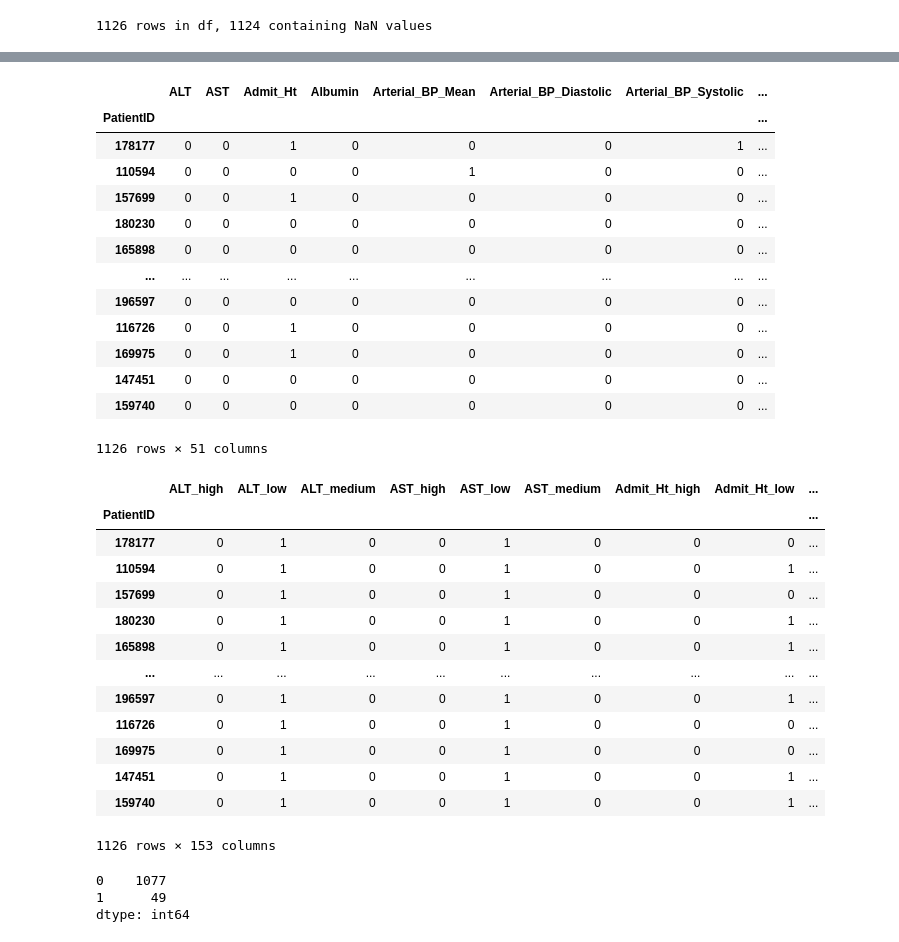
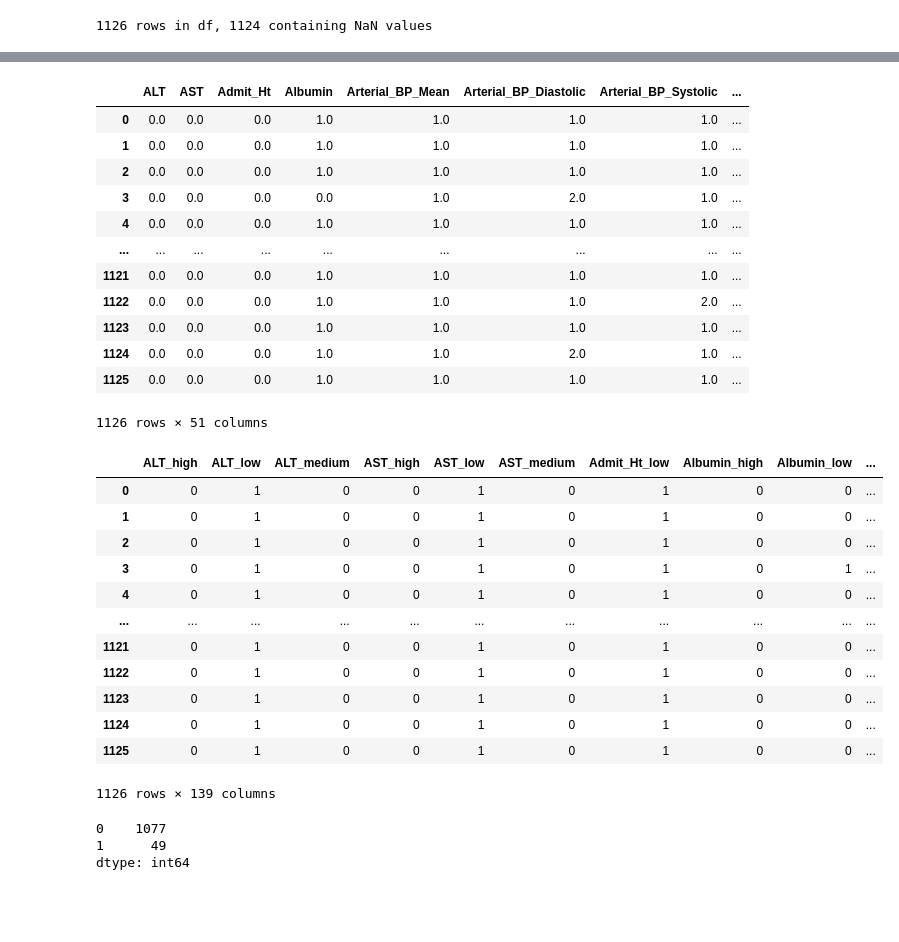
Before and after one commit to BenMarkFrost/LEN_Individual_Project, a Jupyter notebook: Notebooks/temporalExpertCategorisation.ipynb, the cells around one changed output, grey strips where cells are left out. Cells and saved outputs as stored; diff of their text form; code cells hidden in the pictures; blank space fills up the shorter version.

```diff
--- a/Notebooks/temporalExpertCategorisation.ipynb
+++ b/Notebooks/temporalExpertCategorisation.ipynb
@@ -269,7 +269,7 @@ fillNaModeDF = staticPatientsDF.copy()
 # TODO better fillna method here?
 
 for col in fillNaModeDF:
-    fillNaModeDF[col] = fillNaModeDF[col].fillna(fillNaModeDF[col].mode()[0])
+    fillNaModeDF[col] = fillNaModeDF[col].fillna(fillNaModeDF[col].mean())
 
 display(fillNaModeDF)
 # %% [output]
@@ -312,45 +307,43 @@ cat.agglomerative(n_clusters = 3)
 1126 rows × 51 columns
 # %%
-cat.categorizationTypes['agglomerative']
+cat.categorizationTypes['kBins']
 # %% [output]
 |  | ALT | AST | Admit_Ht | Albumin | Arterial_BP_Mean | Arterial_BP_Diastolic | Arterial_BP_Systolic | ... |
-| PatientID |  |  |  |  |  |  |  | ... |
-| 178177 | 0 | 0 | 1 | 0 | 0 | 0 | 1 | ... |
-| 110594 | 0 | 0 | 0 | 0 | 1 | 0 | 0 | ... |
-| 157699 | 0 | 0 | 1 | 0 | 0 | 0 | 0 | ... |
-| 180230 | 0 | 0 | 0 | 0 | 0 | 0 | 0 | ... |
-| 165898 | 0 | 0 | 0 | 0 | 0 | 0 | 0 | ... |
+| 0 | 0.0 | 0.0 | 0.0 | 1.0 | 1.0 | 1.0 | 1.0 | ... |
+| 1 | 0.0 | 0.0 | 0.0 | 1.0 | 1.0 | 1.0 | 1.0 | ... |
+| 2 | 0.0 | 0.0 | 0.0 | 1.0 | 1.0 | 1.0 | 1.0 | ... |
+| 3 | 0.0 | 0.0 | 0.0 | 0.0 | 1.0 | 2.0 | 1.0 | ... |
+| 4 | 0.0 | 0.0 | 0.0 | 1.0 | 1.0 | 1.0 | 1.0 | ... |
 | ... | ... | ... | ... | ... | ... | ... | ... | ... |
-| 196597 | 0 | 0 | 0 | 0 | 0 | 0 | 0 | ... |
-| 116726 | 0 | 0 | 1 | 0 | 0 | 0 | 0 | ... |
-| 169975 | 0 | 0 | 1 | 0 | 0 | 0 | 0 | ... |
-| 147451 | 0 | 0 | 0 | 0 | 0 | 0 | 0 | ... |
-| 159740 | 0 | 0 | 0 | 0 | 0 | 0 | 0 | ... |
+| 1121 | 0.0 | 0.0 | 0.0 | 1.0 | 1.0 | 1.0 | 1.0 | ... |
+| 1122 | 0.0 | 0.0 | 0.0 | 1.0 | 1.0 | 1.0 | 2.0 | ... |
+| 1123 | 0.0 | 0.0 | 0.0 | 1.0 | 1.0 | 1.0 | 1.0 | ... |
+| 1124 | 0.0 | 0.0 | 0.0 | 1.0 | 1.0 | 2.0 | 1.0 | ... |
+| 1125 | 0.0 | 0.0 | 0.0 | 1.0 | 1.0 | 1.0 | 1.0 | ... |
 1126 rows × 51 columns
 # %%
 categories = {0: 'very_low', 1: 'low', 2: 'medium', 3: 'high', 4: 'very_high'}
 
 
 cat.map_types(mapping=categories)
 
-mapped = cat.mappedTypes['agglomerative']
+mapped = cat.mappedTypes['kBins']
 
 mapped
 # %% [output]
-|  | ALT_high | ALT_low | ALT_medium | AST_high | AST_low | AST_medium | Admit_Ht_high | Admit_Ht_low | ... |
-| PatientID |  |  |  |  |  |  |  |  | ... |
-| 178177 | 0 | 1 | 0 | 0 | 1 | 0 | 0 | 0 | ... |
-| 110594 | 0 | 1 | 0 | 0 | 1 | 0 | 0 | 1 | ... |
-| 157699 | 0 | 1 | 0 | 0 | 1 | 0 | 0 | 0 | ... |
-| 180230 | 0 | 1 | 0 | 0 | 1 | 0 | 0 | 1 | ... |
-| 165898 | 0 | 1 | 0 | 0 | 1 | 0 | 0 | 1 | ... |
-| ... | ... | ... | ... | ... | ... | ... | ... | ... | ... |
-| 196597 | 0 | 1 | 0 | 0 | 1 | 0 | 0 | 1 | ... |
-| 116726 | 0 | 1 | 0 | 0 | 1 | 0 | 0 | 0 | ... |
-| 169975 | 0 | 1 | 0 | 0 | 1 | 0 | 0 | 0 | ... |
-| 147451 | 0 | 1 | 0 | 0 | 1 | 0 | 0 | 1 | ... |
-| 159740 | 0 | 1 | 0 | 0 | 1 | 0 | 0 | 1 | ... |
+|  | ALT_high | ALT_low | ALT_medium | AST_high | AST_low | AST_medium | Admit_Ht_low | Albumin_high | Albumin_low | ... |
+| 0 | 0 | 1 | 0 | 0 | 1 | 0 | 1 | 0 | 0 | ... |
+| 1 | 0 | 1 | 0 | 0 | 1 | 0 | 1 | 0 | 0 | ... |
+| 2 | 0 | 1 | 0 | 0 | 1 | 0 | 1 | 0 | 0 | ... |
+| 3 | 0 | 1 | 0 | 0 | 1 | 0 | 1 | 0 | 1 | ... |
+| 4 | 0 | 1 | 0 | 0 | 1 | 0 | 1 | 0 | 0 | ... |
+| ... | ... | ... | ... | ... | ... | ... | ... | ... | ... | ... |
+| 1121 | 0 | 1 | 0 | 0 | 1 | 0 | 1 | 0 | 0 | ... |
+| 1122 | 0 | 1 | 0 | 0 | 1 | 0 | 1 | 0 | 0 | ... |
+| 1123 | 0 | 1 | 0 | 0 | 1 | 0 | 1 | 0 | 0 | ... |
+| 1124 | 0 | 1 | 0 | 0 | 1 | 0 | 1 | 0 | 0 | ... |
+| 1125 | 0 | 1 | 0 | 0 | 1 | 0 | 1 | 0 | 0 | ... |
-1126 rows × 153 columns
+1126 rows × 139 columns
 # %%
 targetSeries.value_counts()
 # %% [output]
```
Also changed, not shown: parts of 2 cells of this notebook, 19 other files.
